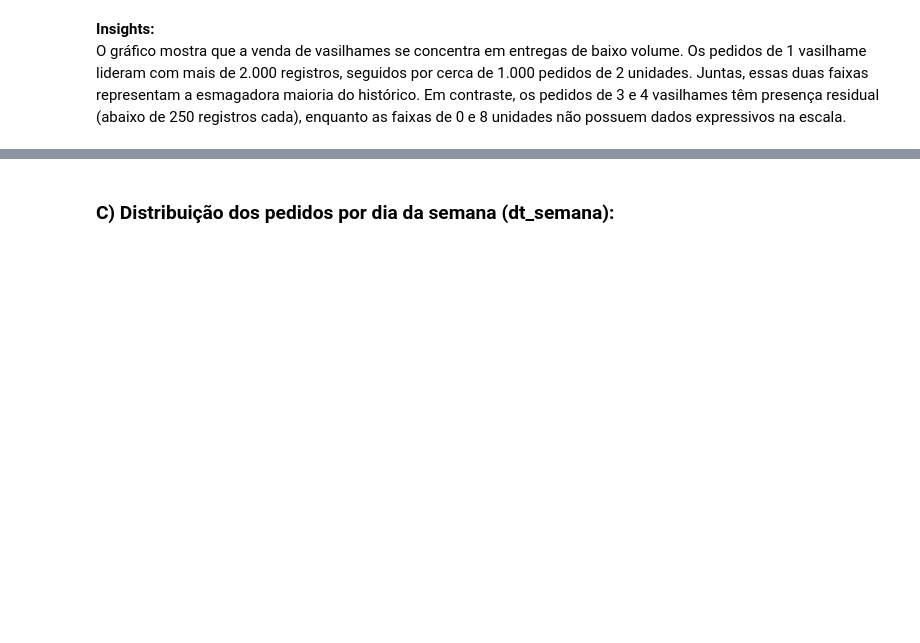
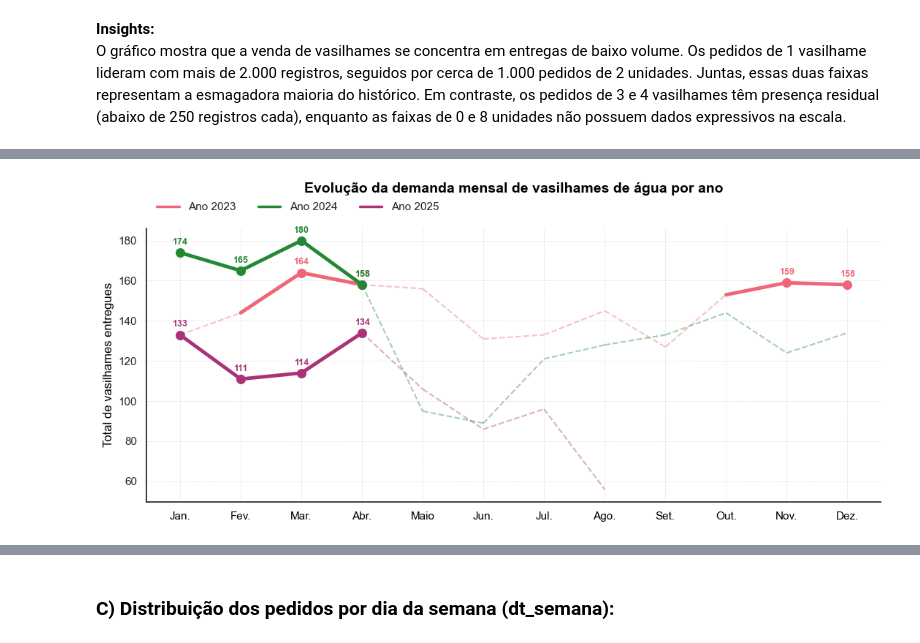
Before and after one commit to Fernandonneto/Projeto_Real_-_Previsao_Recompra_Agua_Mineral_Machine_Learning, a Jupyter notebook: Análise EDA/analise_exploratoria_dados.ipynb, the cells around one changed output, grey strips where cells are left out. Saved outputs shown, nothing was run; the diff lists cells and outputs as text; code cells hidden in the pictures; blank space fills up the shorter version.

```diff
--- a/Análise EDA/analise_exploratoria_dados.ipynb
+++ b/Análise EDA/analise_exploratoria_dados.ipynb
@@ -110,0 +107,92 @@ Gráfico de linhas
+# %%
+# Configuração do estilo visual de fundo
+sns.set_theme(style="white")
+plt.figure(figsize=(11, 5))
+
+# Agrupamento dos dados por Ano e Mês, ordenando cronologicamente
+demanda_temporal = df.groupby(['dt_ano', 'dt_mes'])['qtd_aguas_entregues'].sum().reset_index()
+demanda_temporal = demanda_temporal.sort_values(['dt_ano', 'dt_mes']).reset_index(drop=True)
+
+# Definição das cores vibrantes exclusivas para a identidade de cada ano
+anos = sorted(demanda_temporal['dt_ano'].unique())
+cores_vibrantes = [PALETA["vermelho"], PALETA["verde"], PALETA["roxo"], PALETA["amarelo"]]
+cores_ano = {ano: cores_vibrantes[i % len(cores_vibrantes)] for i, ano in enumerate(anos)}
+
+# Grades ao fundo
+plt.grid(True, which='both', axis='both', color=PALETA["cinza"], linestyle='--', linewidth=0.5, alpha=0.5)
+
+# Plotagem baseada no comportamento individual de cada ano
+for ano in anos:
+    dados_ano = demanda_temporal[demanda_temporal['dt_ano'] == ano].sort_values('dt_mes').reset_index(drop=True)
+
+    # TRATAMENTO DO BUG DE 2025: Se o ano for 2025 e houver meses zerados/incompletos no fim, remove
+    if ano == 2025:
+        dados_ano = dados_ano[dados_ano['qtd_aguas_entregues'] > 10].reset_index(drop=True)
+
+    # Identifica os 4 maiores picos específicos DESTE ano
+    top_4_do_ano = dados_ano.nlargest(4, 'qtd_aguas_entregues')['dt_mes'].tolist()
+    cor_base = cores_ano[ano]
+
+    # Desenha as linhas ligando os meses para este ano específico
+    for i in range(len(dados_ano) - 1):
+        mes_prox = dados_ano.loc[i+1, 'dt_mes']
+
+        if mes_prox in top_4_do_ano:
+            linewidth = 3.5
+            linestyle = '-'
+            alpha = 1.0
+        else:
+            linewidth = 1.5
+            linestyle = '--'
+            alpha = 0.4
+
+        plt.plot(
+            dados_ano.loc[i:i+1, 'dt_mes'],
+            dados_ano.loc[i:i+1, 'qtd_aguas_entregues'],
+            color=cor_base,
+            linewidth=linewidth,
+            linestyle=linestyle,
+            alpha=alpha,
+            zorder=3 if mes_prox in top_4_do_ano else 2
+        )
+
+    # Linha invisível para gerar a legenda com a cor contínua do ano
+    plt.plot([], [], color=cor_base, linewidth=2.5, label=f'Ano {int(ano)}')
+
+    # Adiciona pontos e numeração apenas nos 4 maiores picos deste ano específico
+    for idx, row in dados_ano.iterrows():
+        mes = row['dt_mes']
+        valor = row['qtd_aguas_entregues']
+
+        if mes in top_4_do_ano:
+            plt.scatter(mes, valor, color=cor_base, s=70, zorder=4)
+
+            plt.annotate(
+                f'{int(valor)}',
+                (mes, valor),
+                textcoords="offset points",
+                xytext=(0, 8),
+                ha='center',
+                fontsize=9,
+                fontweight='bold',
+                color=cor_base,
+                zorder=5
+            )
+
+# Remoção das bordas superior e direita
+sns.despine(top=True, right=True)
+
+# Títulos e rótulos personalizados
+plt.title('Evolução da demanda mensal de vasilhames de água por ano', fontsize=14, pad=35, fontweight='bold', color=PALETA["preto"])
+plt.ylabel('Total de vasilhames entregues', fontsize=12, color=PALETA["preto"])
+
+# Lista com os nomes dos meses abreviados para o eixo X
+meses_abreviados = ['Jan.', 'Fev.', 'Mar.', 'Abr.', 'Maio', 'Jun.', 'Jul.', 'Ago.', 'Set.', 'Out.', 'Nov.', 'Dez.']
+plt.xticks(range(1, 13), meses_abreviados, color=PALETA["preto"])
+
+plt.legend(frameon=False, loc='lower left', bbox_to_anchor=(0.0, 1.02), ncol=len(anos))
+
+plt.tight_layout()
+plt.show()
+# %% [output]
+[figure, added]
```
Also changed, not shown: parts of 3 cells of this notebook, 1 other file.
